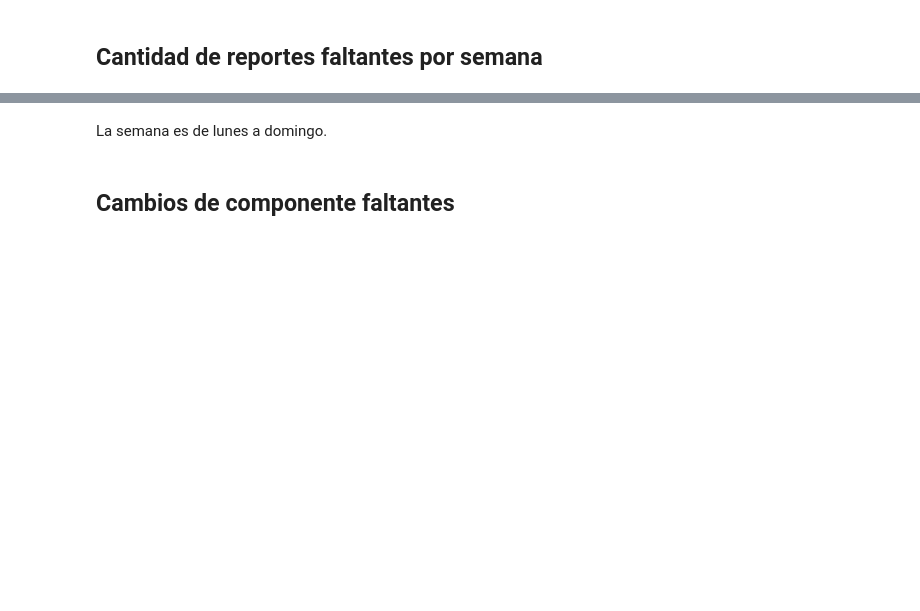
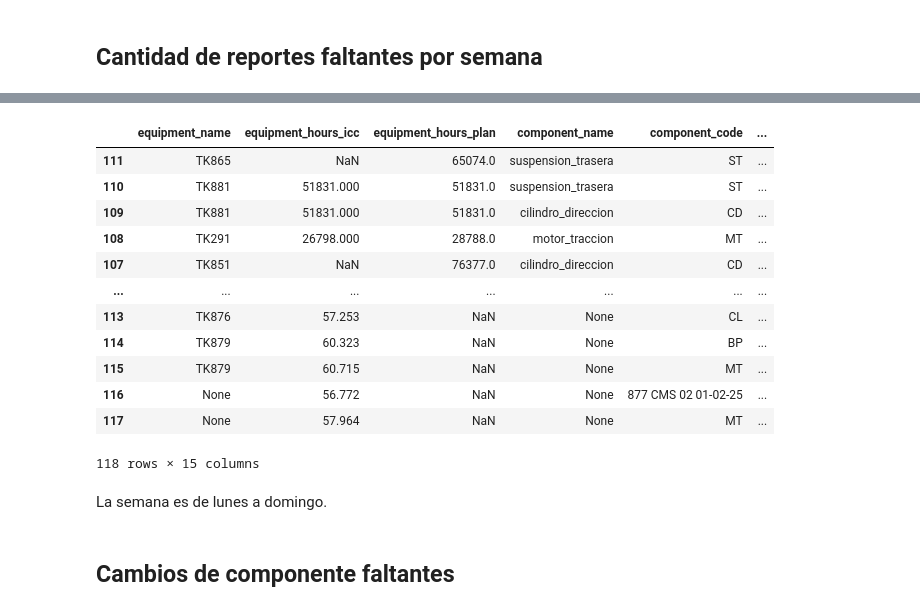
Before and after one commit to cecilvega/kbook, a Jupyter notebook: reliability/icc.ipynb, the cells around one changed output, grey strips where cells are left out. Drawn from its saved outputs; the diff is of its cells as text; code cells hidden in the pictures; blank space fills up the shorter version.

```diff
--- a/reliability/icc.ipynb
+++ b/reliability/icc.ipynb
@@ -197,3 +203,19 @@ fig = plot_icc_report(weekly_summary)
+# %%
+df.sort_values("changeout_date", ascending=False)
+# %% [output]
+|  | equipment_name | equipment_hours_icc | equipment_hours_plan | component_name | component_code | ... |
+| 111 | TK865 | NaN | 65074.0 | suspension_trasera | ST | ... |
+| 110 | TK881 | 51831.000 | 51831.0 | suspension_trasera | ST | ... |
+| 109 | TK881 | 51831.000 | 51831.0 | cilindro_direccion | CD | ... |
+| 108 | TK291 | 26798.000 | 28788.0 | motor_traccion | MT | ... |
+| 107 | TK851 | NaN | 76377.0 | cilindro_direccion | CD | ... |
+| ... | ... | ... | ... | ... | ... | ... |
+| 113 | TK876 | 57.253 | NaN | None | CL | ... |
+| 114 | TK879 | 60.323 | NaN | None | BP | ... |
+| 115 | TK879 | 60.715 | NaN | None | MT | ... |
+| 116 | None | 56.772 | NaN | None | 877 CMS 02 01-02-25 | ... |
+| 117 | None | 57.964 | NaN | None | MT | ... |
+118 rows × 15 columns
 # %% [markdown]
 La semana es de lunes a domingo.
 # %% [markdown]
```
Also changed, not shown: parts of 5 cells of this notebook.
